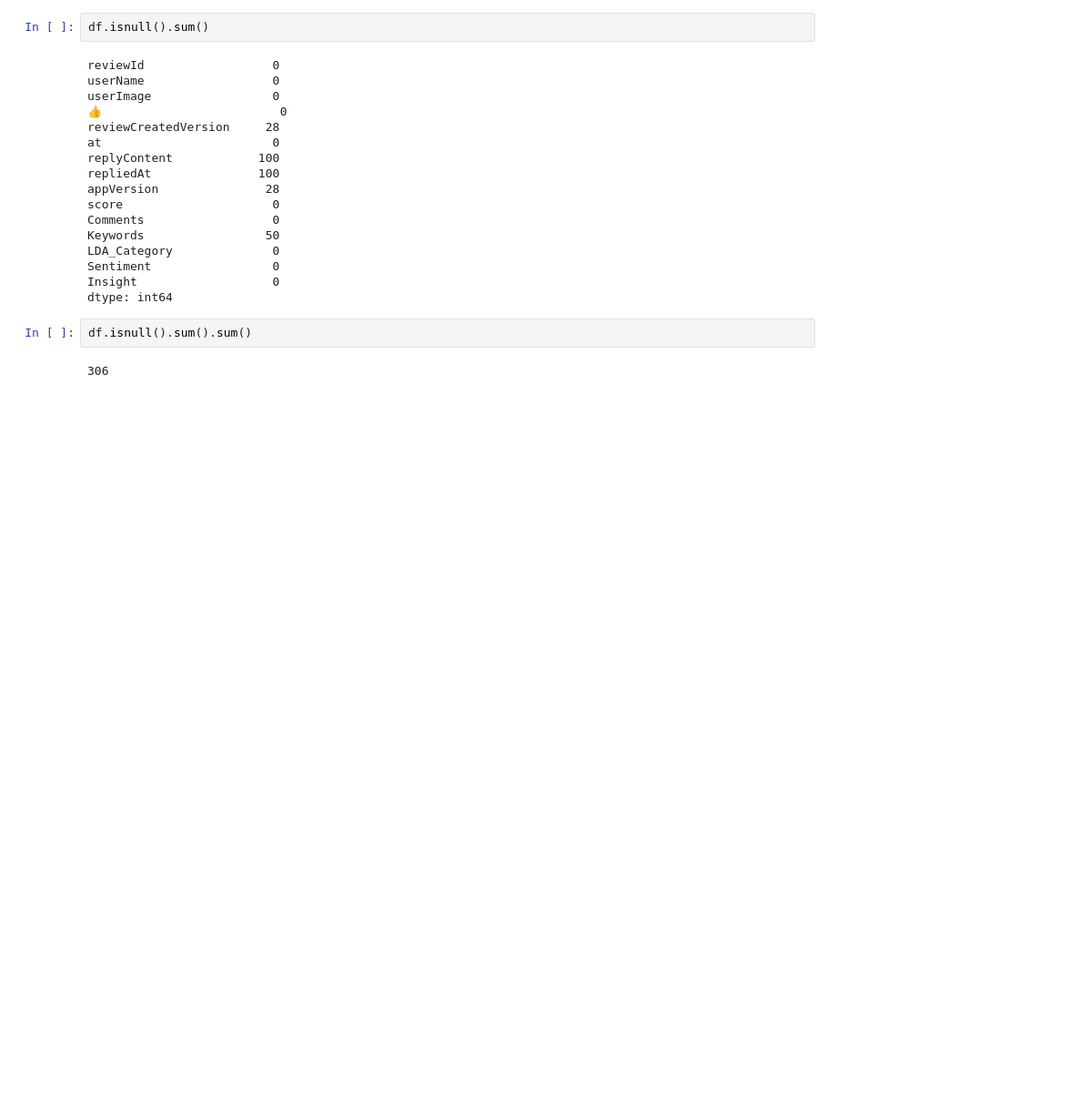
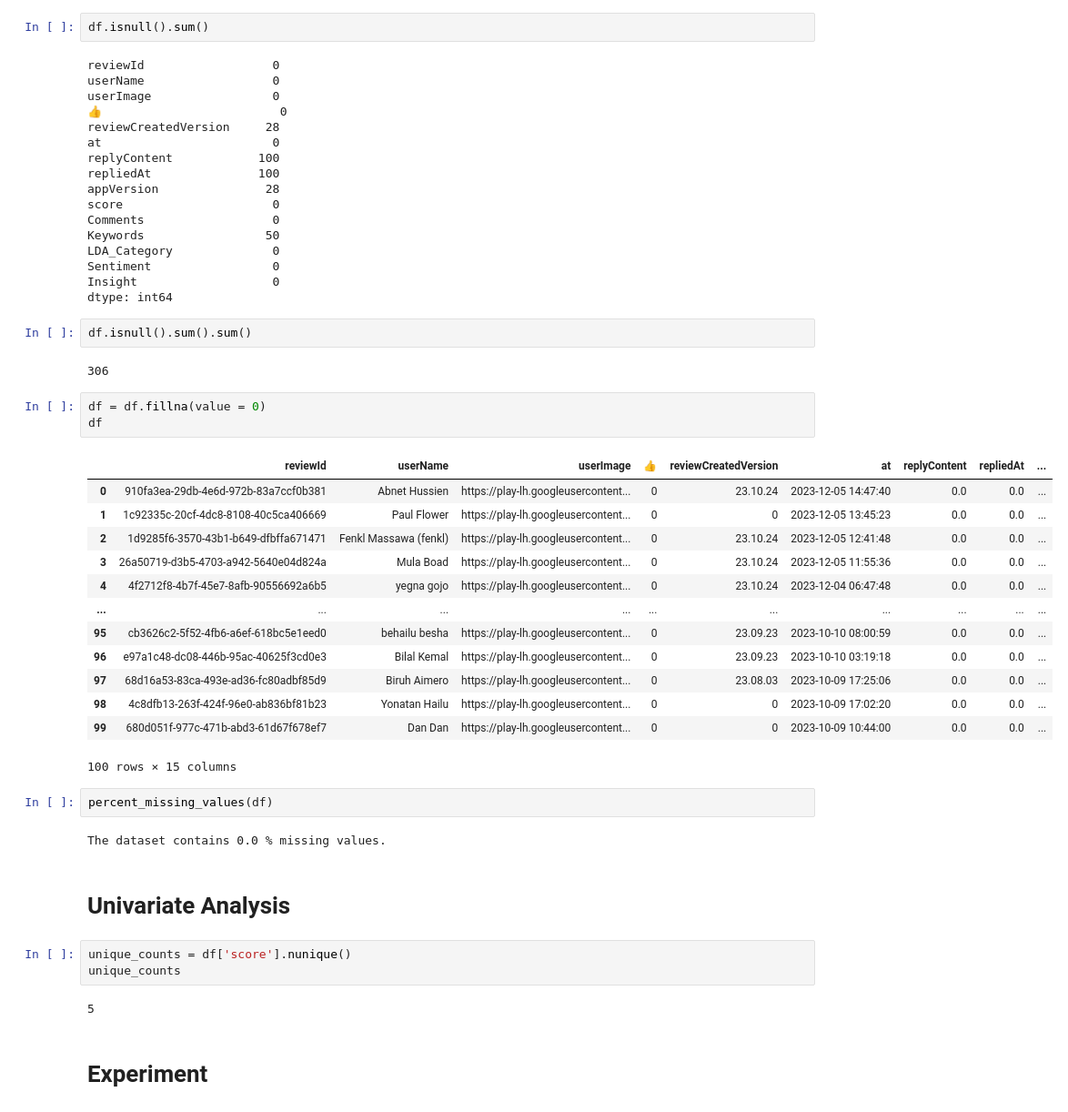
Before and after one commit to YeabsiraTibebu/marketing_analytics, a Jupyter notebook: notebooks/user_review_analysis.ipynb, the cells around one changed output. Shown: that part at 91% size. Saved outputs shown, nothing was run; the diff lists cells and outputs as text; blank space fills up the shorter version.

```diff
--- a/notebooks/user_review_analysis.ipynb
+++ b/notebooks/user_review_analysis.ipynb
@@ -145,3 +145,33 @@ dtype: int64
 df.isnull().sum().sum()
 # %% [output]
 306
+# %%
+df = df.fillna(value = 0)
+df
+# %% [output]
+|  | reviewId | userName | userImage | 👍 | reviewCreatedVersion | at | replyContent | repliedAt | ... |
+| 0 | 910fa3ea-29db-4e6d-972b-83a7ccf0b381 | Abnet Hussien | https://play-lh.googleusercontent... | 0 | 23.10.24 | 2023-12-05 14:47:40 | 0.0 | 0.0 | ... |
+| 1 | 1c92335c-20cf-4dc8-8108-40c5ca406669 | Paul Flower | https://play-lh.googleusercontent... | 0 | 0 | 2023-12-05 13:45:23 | 0.0 | 0.0 | ... |
+| 2 | 1d9285f6-3570-43b1-b649-dfbffa671471 | Fenkl Massawa (fenkl) | https://play-lh.googleusercontent... | 0 | 23.10.24 | 2023-12-05 12:41:48 | 0.0 | 0.0 | ... |
+| 3 | 26a50719-d3b5-4703-a942-5640e04d824a | Mula Boad | https://play-lh.googleusercontent... | 0 | 23.10.24 | 2023-12-05 11:55:36 | 0.0 | 0.0 | ... |
+| 4 | 4f2712f8-4b7f-45e7-8afb-90556692a6b5 | yegna gojo | https://play-lh.googleusercontent... | 0 | 23.10.24 | 2023-12-04 06:47:48 | 0.0 | 0.0 | ... |
+| ... | ... | ... | ... | ... | ... | ... | ... | ... | ... |
+| 95 | cb3626c2-5f52-4fb6-a6ef-618bc5e1eed0 | behailu besha | https://play-lh.googleusercontent... | 0 | 23.09.23 | 2023-10-10 08:00:59 | 0.0 | 0.0 | ... |
+| 96 | e97a1c48-dc08-446b-95ac-40625f3cd0e3 | Bilal Kemal | https://play-lh.googleusercontent... | 0 | 23.09.23 | 2023-10-10 03:19:18 | 0.0 | 0.0 | ... |
+| 97 | 68d16a53-83ca-493e-ad36-fc80adbf85d9 | Biruh Aimero | https://play-lh.googleusercontent... | 0 | 23.08.03 | 2023-10-09 17:25:06 | 0.0 | 0.0 | ... |
+| 98 | 4c8dfb13-263f-424f-96e0-ab836bf81b23 | Yonatan Hailu | https://play-lh.googleusercontent... | 0 | 0 | 2023-10-09 17:02:20 | 0.0 | 0.0 | ... |
+| 99 | 680d051f-977c-471b-abd3-61d67f678ef7 | Dan Dan | https://play-lh.googleusercontent... | 0 | 0 | 2023-10-09 10:44:00 | 0.0 | 0.0 | ... |
+100 rows × 15 columns
+# %%
+percent_missing_values(df)
+# %% [output]
+The dataset contains 0.0 % missing values.
+# %% [markdown]
+# Univariate Analysis
+# %%
+unique_counts = df['score'].nunique()
+unique_counts
+# %% [output]
+5
+# %% [markdown]
+# Experiment
```
Also changed, not shown: parts of 9 cells of this notebook.
